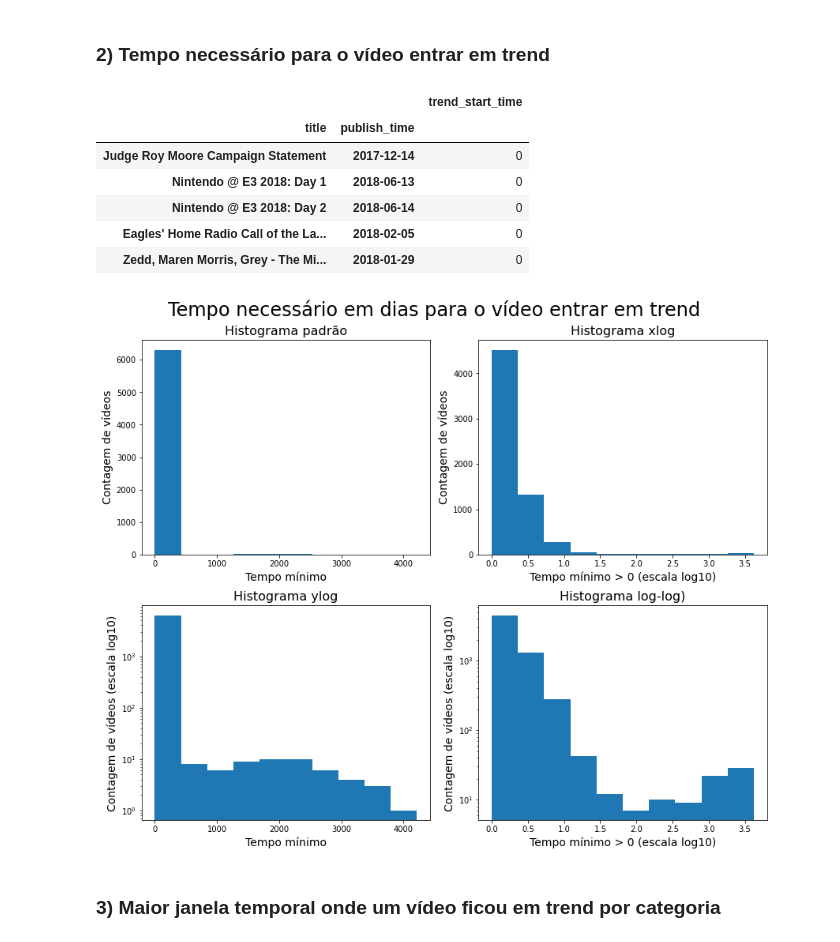
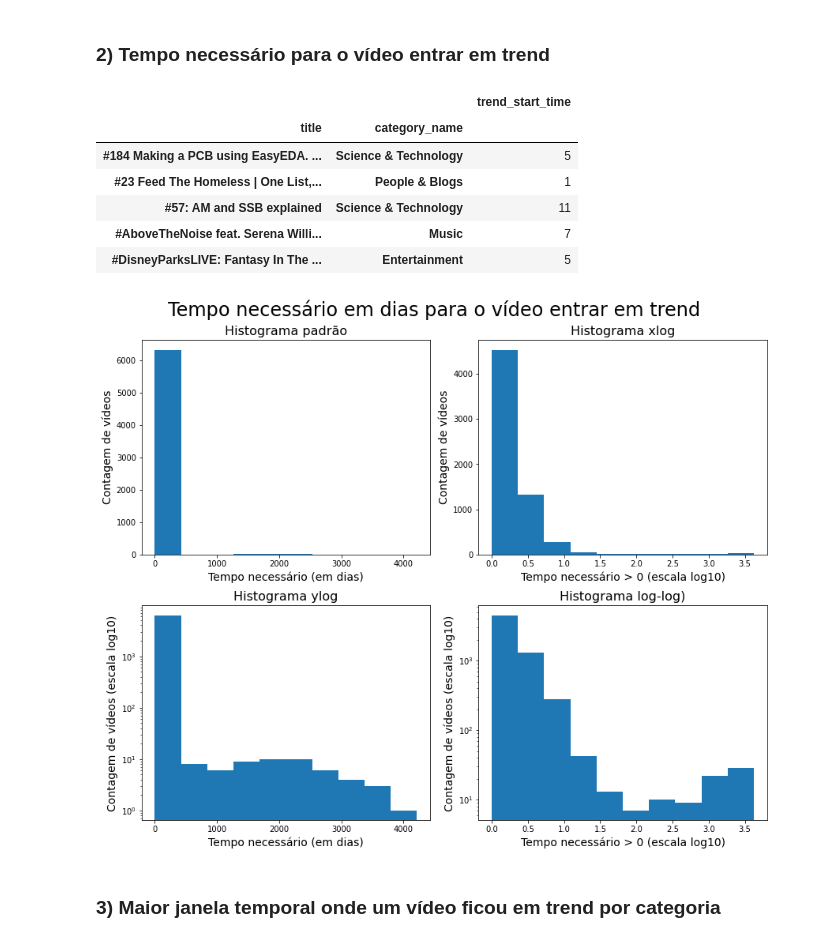
Before and after one commit to ThiagoPoppe/youtube-visualization, a Jupyter notebook: notebooks/plots_para_usar/Pequenos Multiplos - analise de trending.ipynb, the cells around one changed output. Drawn from its saved outputs; the diff is of its cells as text; code cells hidden in the pictures.

Commit message:
Reorganizando menu, adicionando plots faltantes

```diff
--- a/notebooks/plots_para_usar/Pequenos Multiplos - analise de trending.ipynb
+++ b/notebooks/plots_para_usar/Pequenos Multiplos - analise de trending.ipynb
@@ -81,44 +81,49 @@ def get_trend_start_time(df):
 
 trend_start_time = us_data.groupby(['title', 'publish_time']).apply(get_trend_start_time)
 trend_start_time = trend_start_time.to_frame('trend_start_time')
-trend_start_time = trend_start_time.sort_values('trend_start_time')
+trend_start_time = trend_start_time.reset_index()
+trend_start_time = trend_start_time.drop('publish_time', axis=1)
 
+trend_start_time = trend_start_time.merge(us_data[['title', 'category_name']])
+trend_start_time = trend_start_time.drop_duplicates()
+
+trend_start_time = trend_start_time.set_index(['title', 'category_name'])
 trend_start_time.head()
 # %% [output]
 |  |  | trend_start_time |
-| title | publish_time |  |
-| Judge Roy Moore Campaign Statement | 2017-12-14 | 0 |
-| Nintendo @ E3 2018: Day 1 | 2018-06-13 | 0 |
-| Nintendo @ E3 2018: Day 2 | 2018-06-14 | 0 |
-| Eagles' Home Radio Call of the La... | 2018-02-05 | 0 |
-| Zedd, Maren Morris, Grey - The Mi... | 2018-01-29 | 0 |
+| title | category_name |  |
+| #184 Making a PCB using EasyEDA. ... | Science & Technology | 5 |
+| #23 Feed The Homeless | One List,... | People & Blogs | 1 |
+| #57: AM and SSB explained | Science & Technology | 11 |
+| #AboveTheNoise feat. Serena Willi... | Music | 7 |
+| #DisneyParksLIVE: Fantasy In The ... | Entertainment | 5 |
 # %%
 fig, ((ax1, ax2), (ax3, ax4)) = plt.subplots(nrows=2, ncols=2, figsize=(12,10))
 
 ax1.set_title('Histograma padrão', fontsize=16)
 ax1.set_ylabel('Contagem de vídeos', fontsize=14)
-ax1.set_xlabel('Tempo mínimo', fontsize=14)
+ax1.set_xlabel('Tempo necessário (em dias)', fontsize=14)
 ax1.hist(trend_start_time.values)
 
 ax2.set_title('Histograma xlog', fontsize=16)
 ax2.set_ylabel('Contagem de vídeos', fontsize=14)
-ax2.set_xlabel('Tempo mínimo > 0 (escala log10)', fontsize=14)
+ax2.set_xlabel('Tempo necessário > 0 (escala log10)', fontsize=14)
 ax2.hist(np.log10(trend_start_time[trend_start_time > 0].values))
 
 ax3.set_title('Histograma ylog', fontsize=16)
 ax3.set_ylabel('Contagem de vídeos (escala log10)', fontsize=14)
-ax3.set_xlabel('Tempo mínimo', fontsize=14)
+ax3.set_xlabel('Tempo necessário (em dias)', fontsize=14)
 ax3.hist(trend_start_time, log=True)
 
 ax4.set_title('Histograma log-log)', fontsize=16)
 ax4.set_ylabel('Contagem de vídeos (escala log10)', fontsize=14)
-ax4.set_xlabel('Tempo mínimo > 0 (escala log10)', fontsize=14)
+ax4.set_xlabel('Tempo necessário > 0 (escala log10)', fontsize=14)
 ax4.hist(np.log10(trend_start_time[trend_start_time > 0].values), log=True)
 
 fig.suptitle('Tempo necessário em dias para o vídeo entrar em trend', fontsize=24)
 fig.tight_layout()
 # %% [output]
-[figure, old version]
+[figure, new version]
 # %%
 # Salvando a visualização
 fig.savefig('pequenos_multiplos/trend_start_time.png')
```
Also changed, not shown: parts of 1 cell of this notebook, 15 other files.
